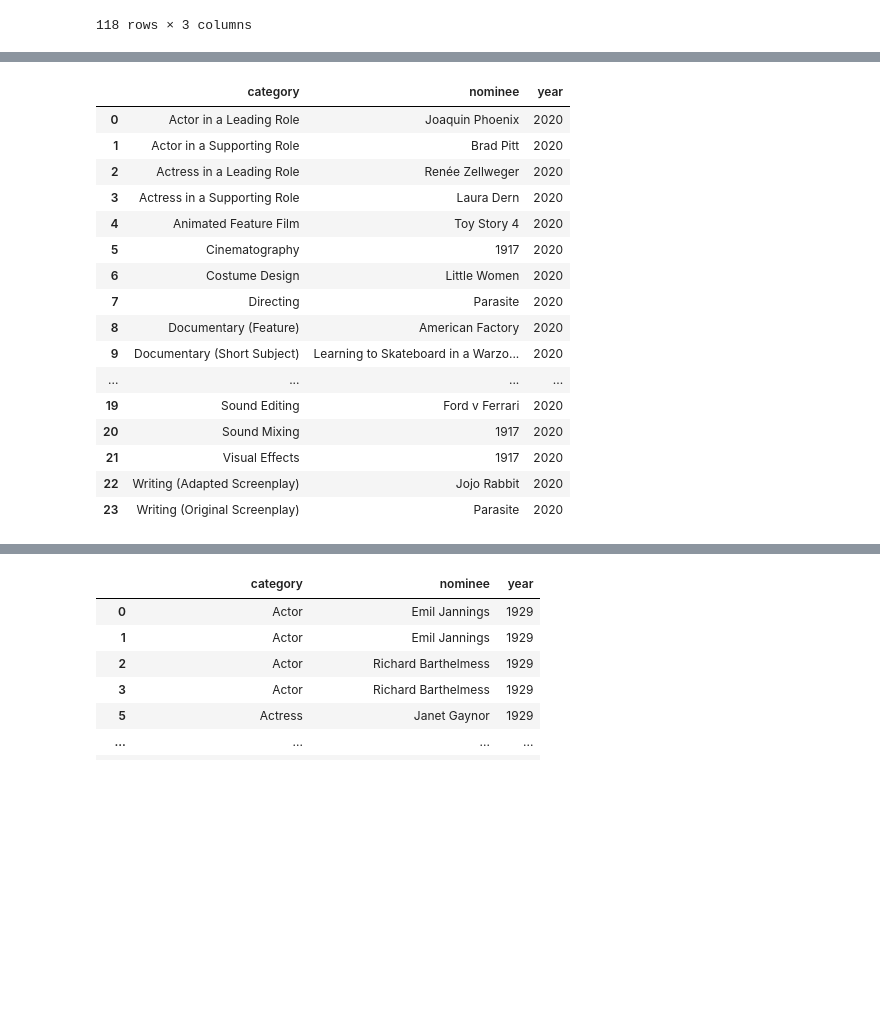
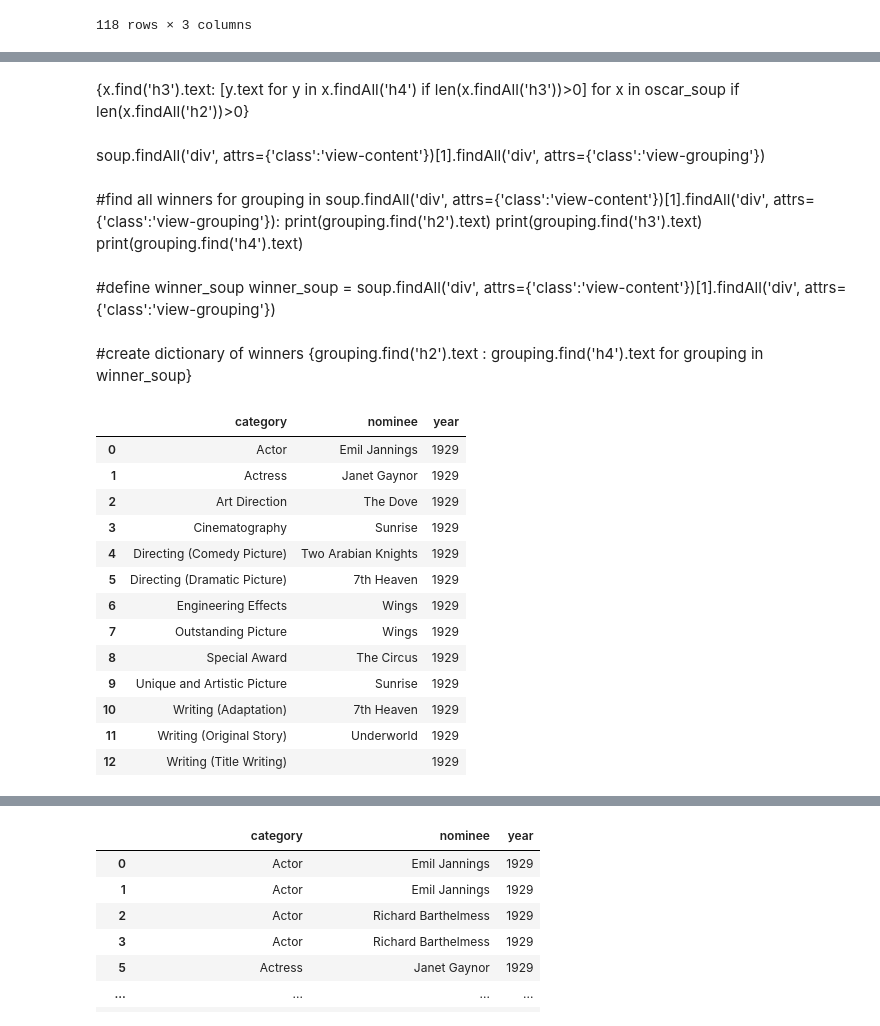
Before and after one commit to zoeteets/capstone, a Jupyter notebook: oscars.org_scrape_clean.ipynb, the cells around one changed output, grey strips where cells are left out. Saved outputs shown, nothing was run; the diff lists cells and outputs as text; code cells hidden in the pictures; blank space fills up the shorter version.

```diff
--- a/oscars.org_scrape_clean.ipynb
+++ b/oscars.org_scrape_clean.ipynb
@@ -203,5 +208,6 @@ df.to_csv('oscar_nominees.csv')
 # %%
 #find winners
 # %%
-{x.find('h2').text: [y.text for y in x.findAll('h4') if len(x.findAll('h4'))>0] for x in oscar_soup if len(x.findAll('h2'))>0}
+winner = pd.DataFrame.from_dict({x.find('h2').text: [y.text for y in x.findAll('h4') if len(x.findAll('h4'))>0][0] for x in oscar_soup if len(x.findAll('h2'))>0}, orient = 'index').reset_index().rename(columns={'index':'category', 0:'nominee'})
+winner
 # %% [output]
@@ -277,3 +230,0 @@ Parasite
-# %%
-#define winner_soup
-winner_soup = soup.findAll('div', attrs={'class':'view-content'})[1].findAll('div', attrs={'class':'view-grouping'})
@@ -301,36 +231,48 @@ winner_soup = soup.findAll('div', attrs={'class':'view-content'})[1].findAll('di
+# %% [markdown]
+{x.find('h3').text: [y.text for y in x.findAll('h4') if len(x.findAll('h3'))>0] for x in oscar_soup if len(x.findAll('h2'))>0}
+# %% [markdown]
+soup.findAll('div', attrs={'class':'view-content'})[1].findAll('div', attrs={'class':'view-grouping'})
+# %% [markdown]
+#find all winners
+for grouping in soup.findAll('div', attrs={'class':'view-content'})[1].findAll('div', attrs={'class':'view-grouping'}):
+    print(grouping.find('h2').text)
+    print(grouping.find('h3').text)
+    print(grouping.find('h4').text)
+# %% [markdown]
+#define winner_soup
+winner_soup = soup.findAll('div', attrs={'class':'view-content'})[1].findAll('div', attrs={'class':'view-grouping'})
+# %% [markdown]
+#create dictionary of winners
+{grouping.find('h2').text : grouping.find('h4').text for grouping in winner_soup}
 # %%
 #user-defined funtion for single year with winners
 def scrape_winner(x):
     URL = f'https://www.oscars.org/oscars/ceremonies/{x}' # /{year}
 
     response = requests.get(URL)
     soup=bs(response.text)
 
-    winner_soup = soup.findAll('div', attrs={'class':'view-content'})[1].findAll('div', attrs={'class':'view-grouping'})
-    winner = pd.DataFrame().from_dict({grouping.find('h2').text : grouping.find('h4').text for grouping in winner_soup}, orient = 'index').T.melt(var_name='category', value_name='nominee')
-    #oscar = oscar.dropna()
+    winner_soup = soup.findAll('div', attrs={'class':'view-grouping'})
+    winner = pd.DataFrame.from_dict({x.find('h2').text: [y.text for y in x.findAll('h4') if len(x.findAll('h4'))>0][0] for x in winner_soup if len(x.findAll('h2'))>0}, orient = 'index').reset_index().rename(columns={'index':'category', 0:'nominee'})
     winner['year'] = x
     return winner
 
-scrape_winner(2020)
+scrape_winner(1929)
 # %% [output]
 |  | category | nominee | year |
-| 0 | Actor in a Leading Role | Joaquin Phoenix | 2020 |
-| 1 | Actor in a Supporting Role | Brad Pitt | 2020 |
-| 2 | Actress in a Leading Role | Renée Zellweger | 2020 |
-| 3 | Actress in a Supporting Role | Laura Dern | 2020 |
-| 4 | Animated Feature Film | Toy Story 4 | 2020 |
-| 5 | Cinematography | 1917 | 2020 |
-| 6 | Costume Design | Little Women | 2020 |
-| 7 | Directing | Parasite | 2020 |
-| 8 | Documentary (Feature) | American Factory | 2020 |
-| 9 | Documentary (Short Subject) | Learning to Skateboard in a Warzo... | 2020 |
-| ... | ... | ... | ... |
-| 19 | Sound Editing | Ford v Ferrari | 2020 |
-| 20 | Sound Mixing | 1917 | 2020 |
-| 21 | Visual Effects | 1917 | 2020 |
-| 22 | Writing (Adapted Screenplay) | Jojo Rabbit | 2020 |
-| 23 | Writing (Original Screenplay) | Parasite | 2020 |
+| 0 | Actor | Emil Jannings | 1929 |
+| 1 | Actress | Janet Gaynor | 1929 |
+| 2 | Art Direction | The Dove | 1929 |
+| 3 | Cinematography | Sunrise | 1929 |
+| 4 | Directing (Comedy Picture) | Two Arabian Knights | 1929 |
+| 5 | Directing (Dramatic Picture) | 7th Heaven | 1929 |
+| 6 | Engineering Effects | Wings | 1929 |
+| 7 | Outstanding Picture | Wings | 1929 |
+| 8 | Special Award | The Circus | 1929 |
+| 9 | Unique and Artistic Picture | Sunrise | 1929 |
+| 10 | Writing (Adaptation) | 7th Heaven | 1929 |
+| 11 | Writing (Original Story) | Underworld | 1929 |
+| 12 | Writing (Title Writing) |  | 1929 |
 # %%
 #use funtion to get all winners, all years
 winner_df = pd.DataFrame()
```
Also changed, not shown: parts of 25 cells of this notebook, 3 other files.
